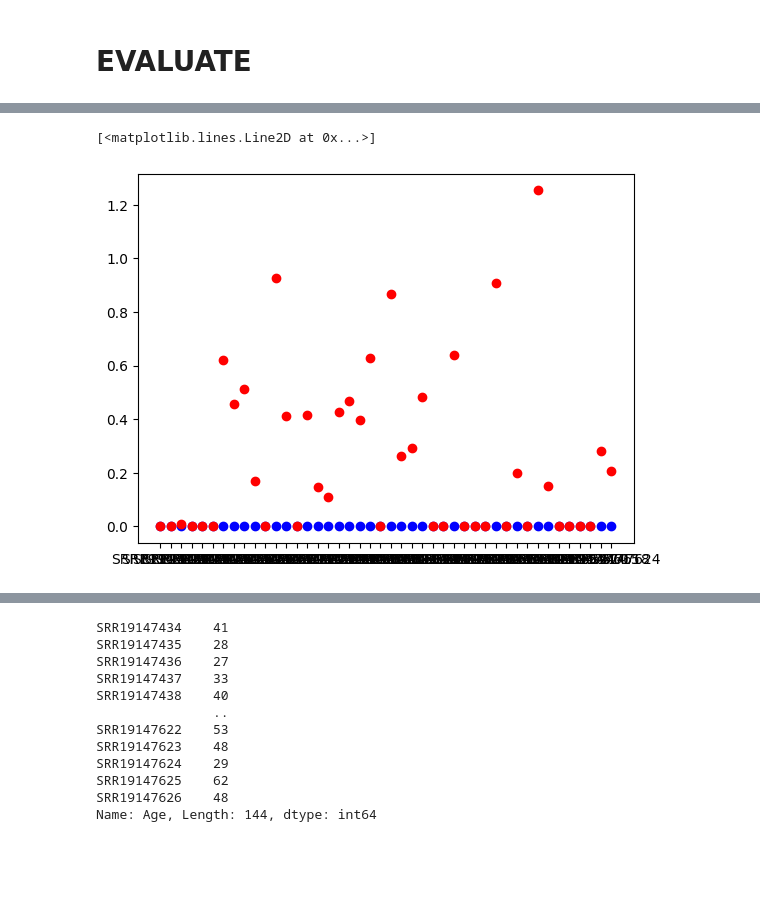
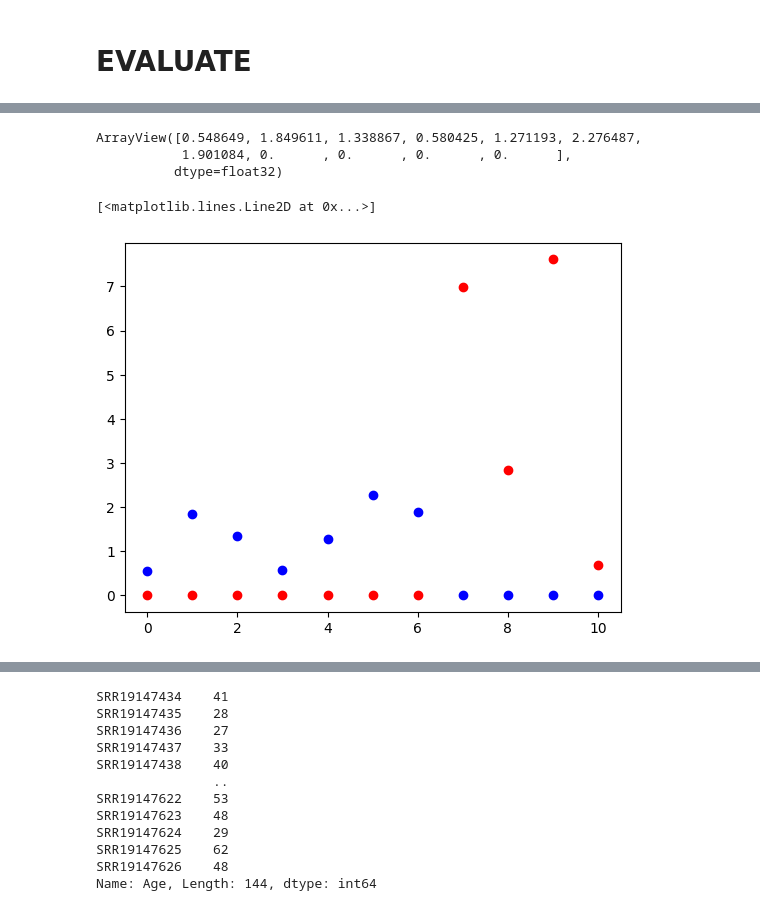
Before and after one commit to zodelheim/sea-infer-rna-seq, a Jupyter notebook: notebooks/AgePredictionTest.ipynb, the cells around one changed output, grey strips where cells are left out. Drawn from its saved outputs; the diff is of its cells as text; code cells hidden in the pictures; blank space fills up the shorter version.

```diff
--- a/notebooks/AgePredictionTest.ipynb
+++ b/notebooks/AgePredictionTest.ipynb
@@ -145,3 +106,20 @@ data_header = data_header.loc[data_header['tissue'] != "Nac"]
+# %%
+import anndata as ad
+
+# adata = ad.read_h5ad(fdir_processed / f'{organ.upper()}.preprocessed.sex.h5ad')
+adata = ad.read_h5ad(fdir_intermediate/f'{organ.upper()}.raw.h5ad')
+
+
+adata.obs['age'] = adata.obs['Age']
+
+adata = adata[adata.obs['age'].notna()]
+
+# # if organ == "BRAIN1":
+# #     data_header['sex'] = data_header['gender']
+
+adata_male = adata[adata.obs['sex'] == "male"]
+adata_female = adata[adata.obs['sex'] == "female"]
+adata_both = adata.copy()
 # %%
 rhos_male = []
 pvalues_male = []
@@ -218,6 +173,18 @@ data_eval = data_eval.loc[(data_eval_header['sex'] == sex).index]
+# %%
+# eval_organ = "BRAIN0"
+# eval_organ = "BRAIN1"
+# eval_organ = 'HEART'
+eval_organ = organ
+
+adata_eval = ad.read_h5ad(fdir_processed / f'{organ.upper()}.preprocessed.sex.h5ad')
+adata_eval.obs['age'] = adata_eval.obs['Age']
+
+adata_eval = adata_eval[adata_eval.obs['age'].notna()]
+
+adata_eval.var_names = "tr_" + adata_eval.var_names
+adata.var_names = "tr_" + adata.var_names
 # %%
-common_transcripts = data.columns.intersection(data_eval.columns)
+common_transcripts = adata.var_names.intersection(adata_eval.var_names)
 
-data_eval = data_eval[common_transcripts]
-data = data[common_transcripts]
-data
+data_eval = adata_eval[:, common_transcripts]
+data = adata[:, common_transcripts]
@@ -433,6 +399,14 @@ data.columns[sorted_corr_ids], len(sorted_corr_ids)
+# %%
+sex = "female"
+# adata[adata.obs['sex'] == sex]
+adata[adata.obs['sex'] == sex, adata.var.iloc[sorted_corr_ids].index[0]].X.ravel()
+# %% [output]
+ArrayView([0.548649, 1.849611, 1.338867, 0.580425, 1.271193, 2.276487,
+           1.901084, 0.      , 0.      , 0.      , 0.      ],
+          dtype=float32)
 # %%
-plt.plot(data.loc[data_header['sex'] == sex][data.columns[sorted_corr_ids][0]], 'bo')
-plt.plot(data.loc[data_header['sex'] == sex][data.columns[sorted_corr_ids][1]], 'ro')
+plt.plot(adata[adata.obs['sex'] == sex, adata.var.iloc[sorted_corr_ids].index[0]].X.ravel(), 'bo')
+plt.plot(adata[adata.obs['sex'] == sex, adata.var.iloc[sorted_corr_ids].index[1]].X.ravel(), 'ro')
 # %% [output]
 [<matplotlib.lines.Line2D at 0x...>]
-[figure, old version]
+[figure, new version]
```
Also changed, not shown: parts of 36 cells of this notebook, 7 other files.
